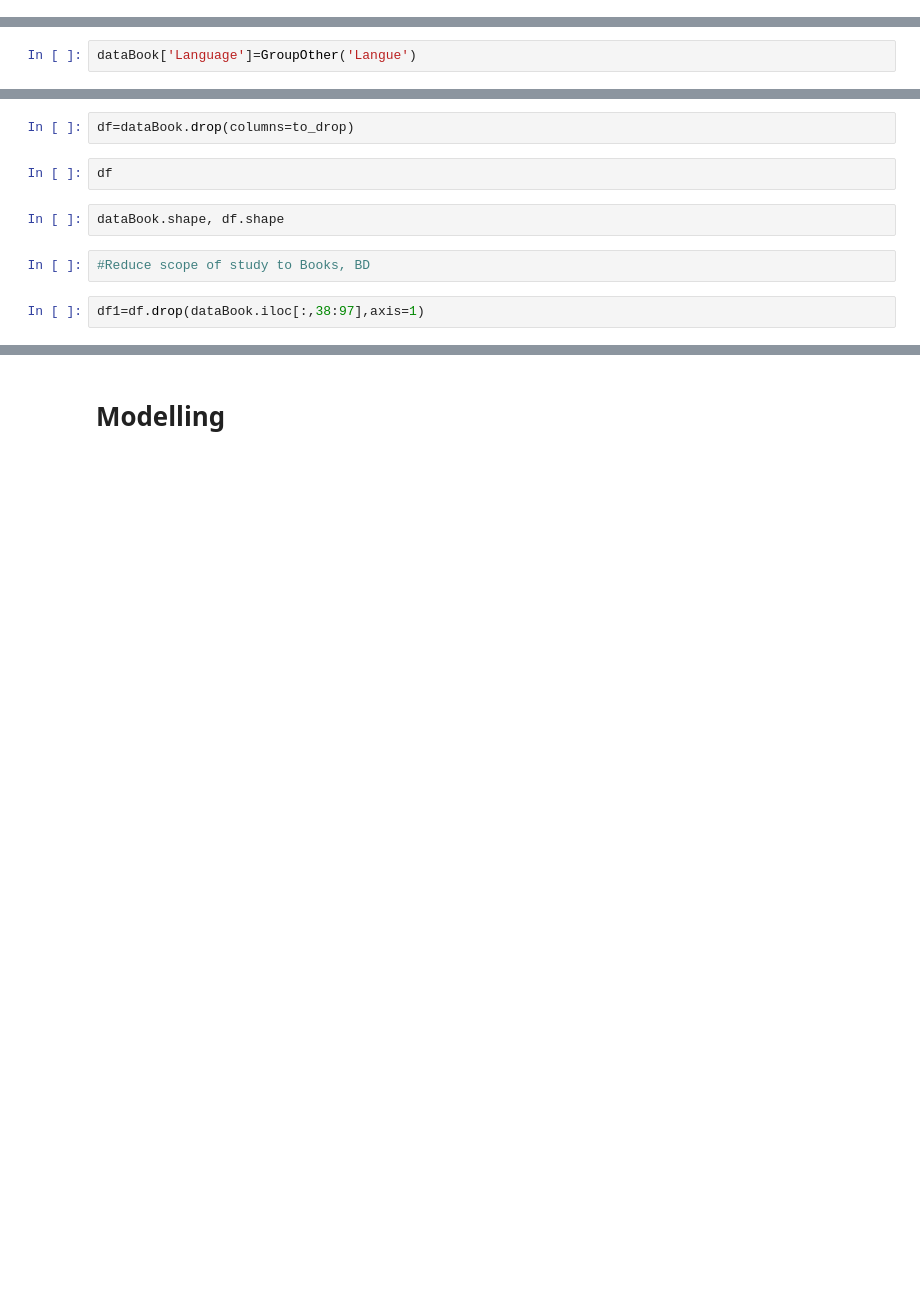
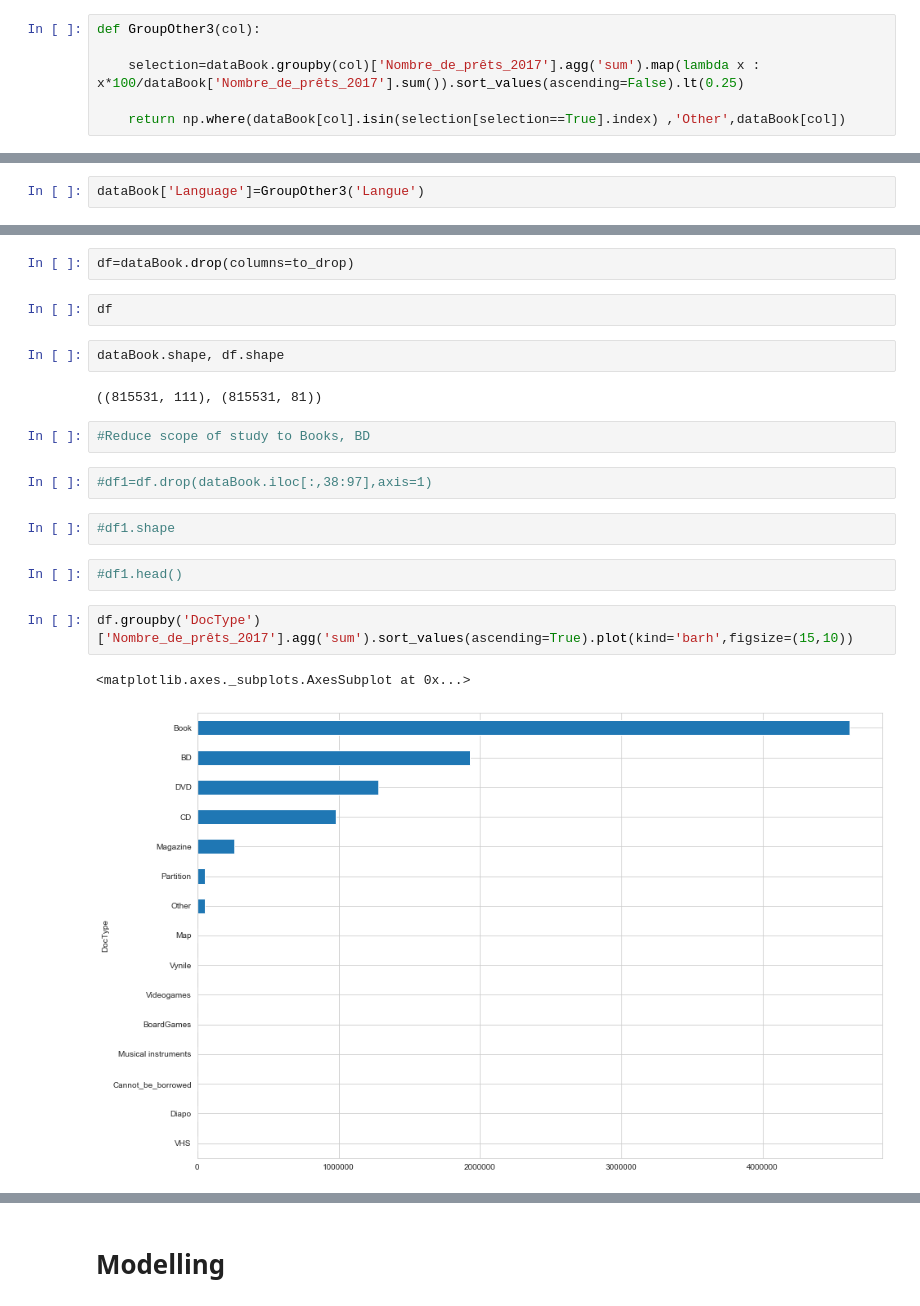
Before and after one commit to srosamont/Projects_Ironhack, a Jupyter notebook: Book_loan/Book_Loan_Cleaning.ipynb, the cells around one changed output, grey strips where cells are left out. Saved outputs shown, nothing was run; the diff lists cells and outputs as text; blank space fills up the shorter version.

Commit message:
Data cleaned for model

```diff
--- a/Book_loan/Book_Loan_Cleaning.ipynb
+++ b/Book_loan/Book_Loan_Cleaning.ipynb
@@ -515,3 +527,9 @@ dataBook.groupby('Langue')["Nombre_d'exemplaires"].agg('sum').map(lambda x : x/d
+# %%
+def GroupOther3(col):
+
+    selection=dataBook.groupby(col)['Nombre_de_prêts_2017'].agg('sum').map(lambda x : x*100/dataBook['Nombre_de_prêts_2017'].sum()).sort_values(ascending=False).lt(0.25)
+
+    return np.where(dataBook[col].isin(selection[selection==True].index) ,'Other',dataBook[col])
 # %%
 def GroupOther(col):
     selection=(dataBook[col].value_counts(normalize=True)*100).lt(0.5)
@@ -520,7 +538,7 @@ def GroupOther(col):
 #Create new columns Language
 dataBook['Language']=dataBook['Langue']
 # %%
-dataBook['Language']=GroupOther('Langue')
+dataBook['Language']=GroupOther3('Langue')
 # %%
 dataBook.Language=dataBook['Language'].str.replace('sans','Unknown')
 dataBook.Language=dataBook['Language'].str.replace('Unknown','Other')
@@ -584,7 +684,18 @@ df=dataBook.drop(columns=to_drop)
 df
 # %%
 dataBook.shape, df.shape
+# %% [output]
+((815531, 111), (815531, 81))
 # %%
 #Reduce scope of study to Books, BD
 # %%
-df1=df.drop(dataBook.iloc[:,38:97],axis=1)
+#df1=df.drop(dataBook.iloc[:,38:97],axis=1)
+# %%
+#df1.shape
+# %%
+#df1.head()
+# %%
+df.groupby('DocType')['Nombre_de_prêts_2017'].agg('sum').sort_values(ascending=True).plot(kind='barh',figsize=(15,10))
+# %% [output]
+<matplotlib.axes._subplots.AxesSubplot at 0x...>
+[figure, added]
```
Also changed, not shown: parts of 72 cells of this notebook.
